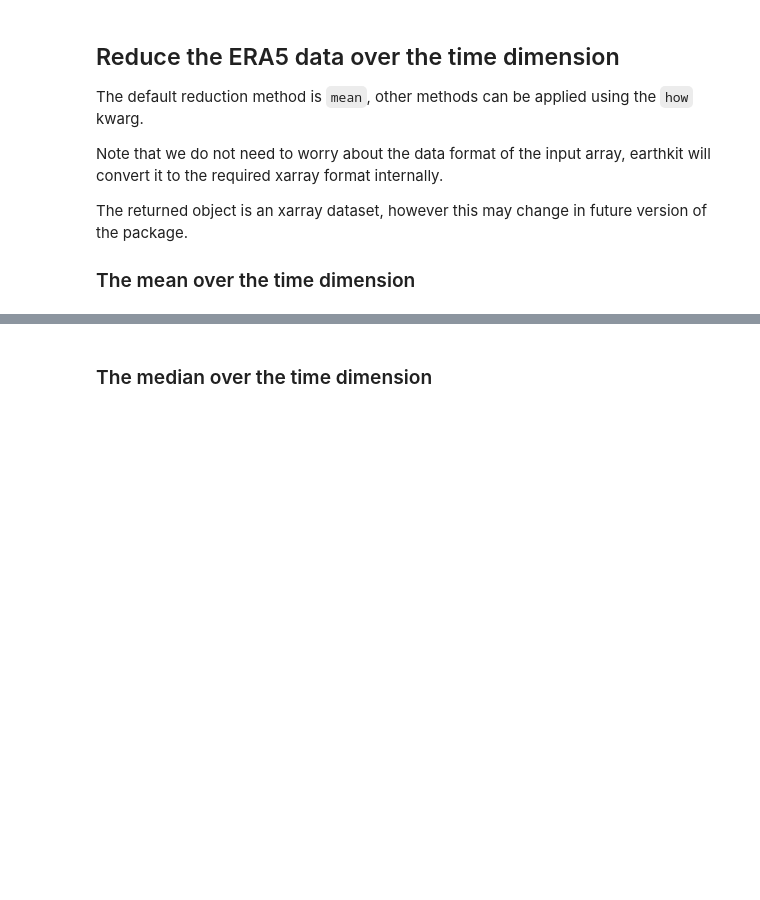
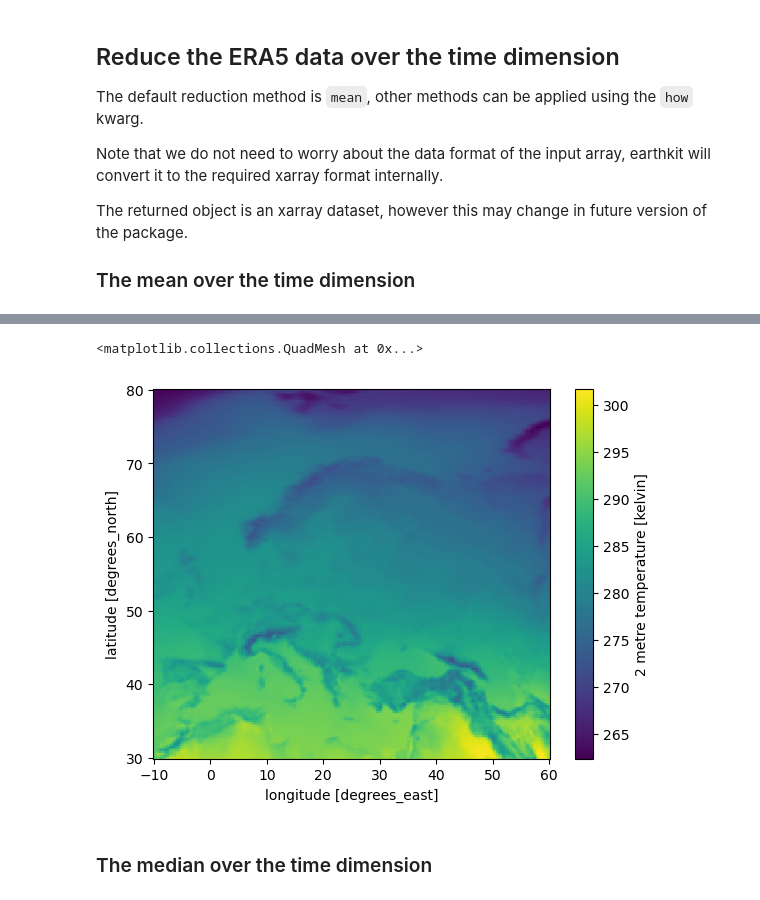
Before and after one commit to ecmwf/earthkit-transforms, a Jupyter notebook: docs/notebooks/temporal/01-era5-general-methods.ipynb, the cells around one changed output, grey strips where cells are left out. Drawn from its saved outputs; the diff is of its cells as text; code cells hidden in the pictures; blank space fills up the shorter version.

```diff
--- a/docs/notebooks/temporal/01-era5-general-methods.ipynb
+++ b/docs/notebooks/temporal/01-era5-general-methods.ipynb
@@ -43,6 +65,9 @@ era5_t_mean
 # %%
 # A simple matplotlib plot to view the data:
-era5_t_mean.t2m.plot()
+ekp.quickplot(era5_t_mean.t2m)
+# %% [output]
+<matplotlib.collections.QuadMesh at 0x...>
+[figure, added]
 # %% [markdown]
 ### The median over the time dimension
 # %%
```
Also changed, not shown: parts of 9 cells of this notebook, 5 other files.
